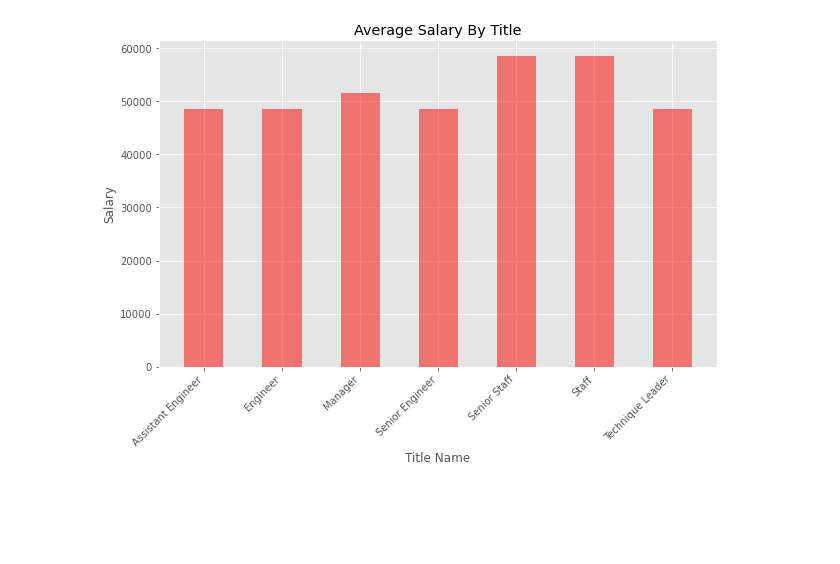
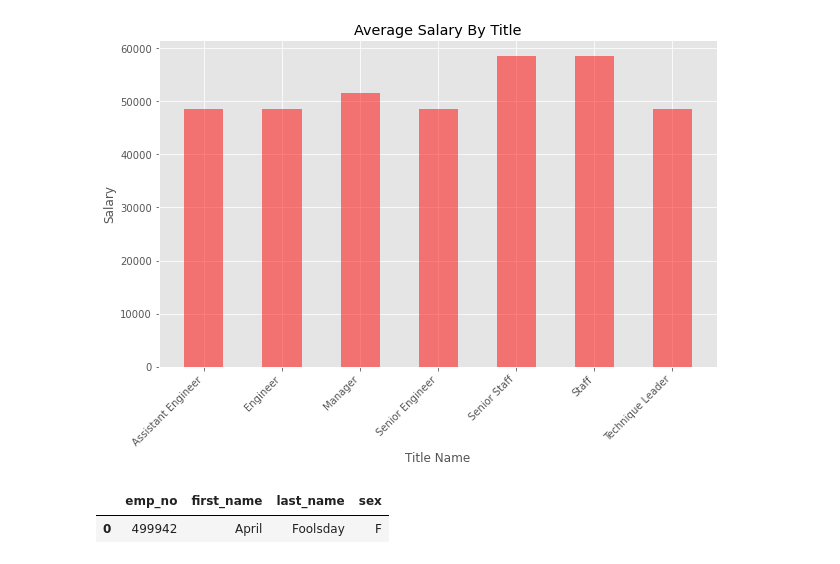
Before and after one commit to Ramyals-web/SQL-Challenges, a Jupyter notebook: Homework/employees.ipynb, the cells around one changed output. Saved outputs shown, nothing was run; the diff lists cells and outputs as text; code cells hidden in the pictures; blank space fills up the shorter version.

```diff
--- a/Homework/employees.ipynb
+++ b/Homework/employees.ipynb
@@ -140,0 +144,7 @@ plt.show()
+# %%
+##Search your ID number
+search_id = pd.read_sql("SELECT emp_no, first_name, last_name,sex FROM employees WHERE emp_no = 499942;", connection)
+search_id
+# %% [output]
+|  | emp_no | first_name | last_name | sex |
+| 0 | 499942 | April | Foolsday | F |
```
Also changed, not shown: parts of 1 cell of this notebook.
